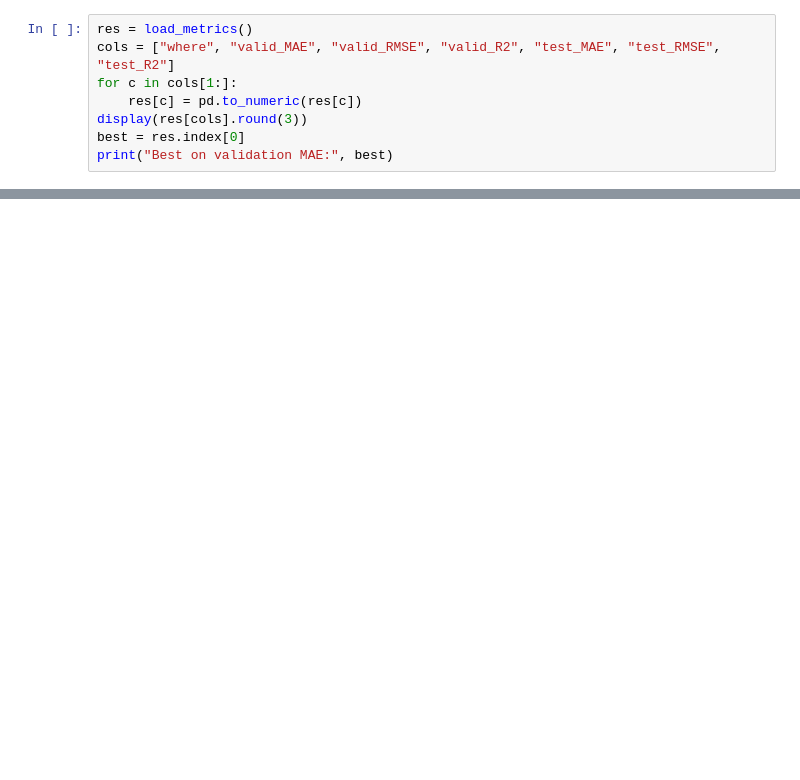
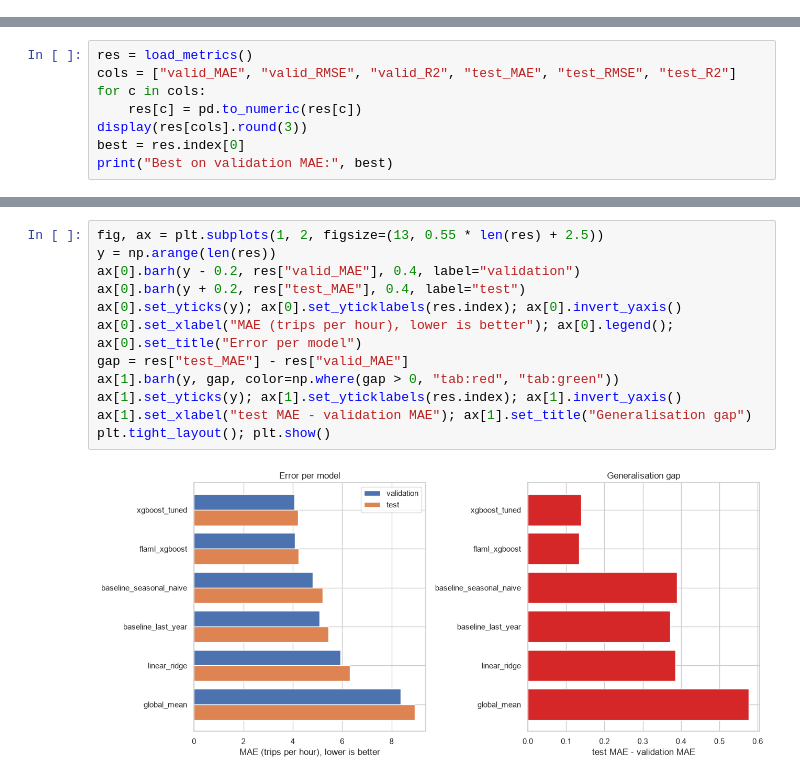
Before and after one commit to WillemSterckx/Skooma-Cats, a Jupyter notebook: CitiBike/08_model_comparison.ipynb, the cells around one changed output, grey strips where cells are left out. Saved outputs shown, nothing was run; the diff lists cells and outputs as text; blank space fills up the shorter version.

```diff
--- a/CitiBike/08_model_comparison.ipynb
+++ b/CitiBike/08_model_comparison.ipynb
@@ -24,8 +0,0 @@ sns.set_theme(style="whitegrid")
-# %%
-res = load_metrics()
-cols = ["where", "valid_MAE", "valid_RMSE", "valid_R2", "test_MAE", "test_RMSE", "test_R2"]
-for c in cols[1:]:
-    res[c] = pd.to_numeric(res[c])
-display(res[cols].round(3))
-best = res.index[0]
-print("Best on validation MAE:", best)
@@ -133,0 +51,8 @@ display(model_notes.set_index("model"))
+# %%
+res = load_metrics()
+cols = ["valid_MAE", "valid_RMSE", "valid_R2", "test_MAE", "test_RMSE", "test_R2"]
+for c in cols:
+    res[c] = pd.to_numeric(res[c])
+display(res[cols].round(3))
+best = res.index[0]
+print("Best on validation MAE:", best)
@@ -133,0 +73,14 @@ display(model_notes.set_index("model"))
+# %%
+fig, ax = plt.subplots(1, 2, figsize=(13, 0.55 * len(res) + 2.5))
+y = np.arange(len(res))
+ax[0].barh(y - 0.2, res["valid_MAE"], 0.4, label="validation")
+ax[0].barh(y + 0.2, res["test_MAE"], 0.4, label="test")
+ax[0].set_yticks(y); ax[0].set_yticklabels(res.index); ax[0].invert_yaxis()
+ax[0].set_xlabel("MAE (trips per hour), lower is better"); ax[0].legend(); ax[0].set_title("Error per model")
+gap = res["test_MAE"] - res["valid_MAE"]
+ax[1].barh(y, gap, color=np.where(gap > 0, "tab:red", "tab:green"))
+ax[1].set_yticks(y); ax[1].set_yticklabels(res.index); ax[1].invert_yaxis()
+ax[1].set_xlabel("test MAE - validation MAE"); ax[1].set_title("Generalisation gap")
+plt.tight_layout(); plt.show()
+# %% [output]
+[figure, added]
```
Also changed, not shown: parts of 38 cells of this notebook, 2 other files.
